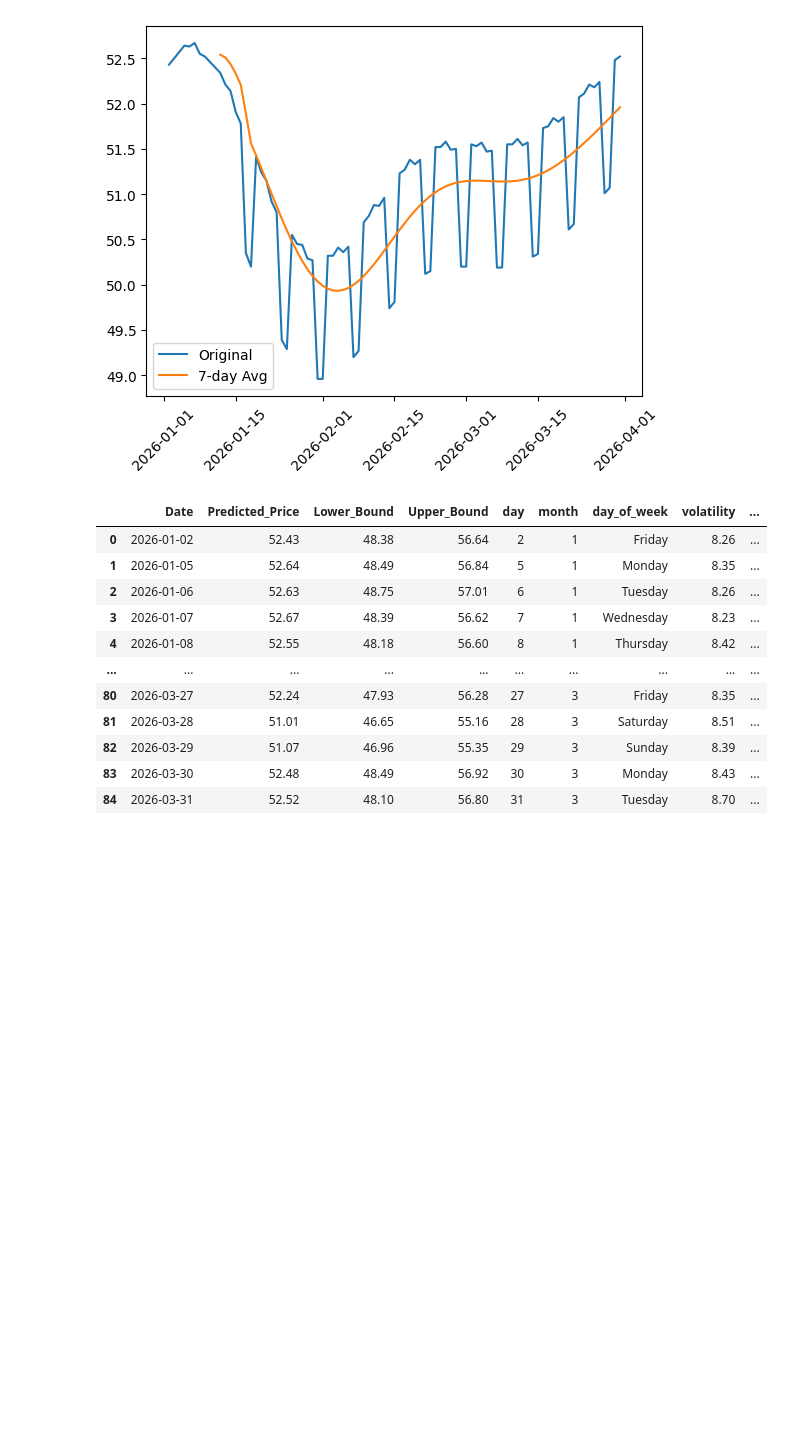
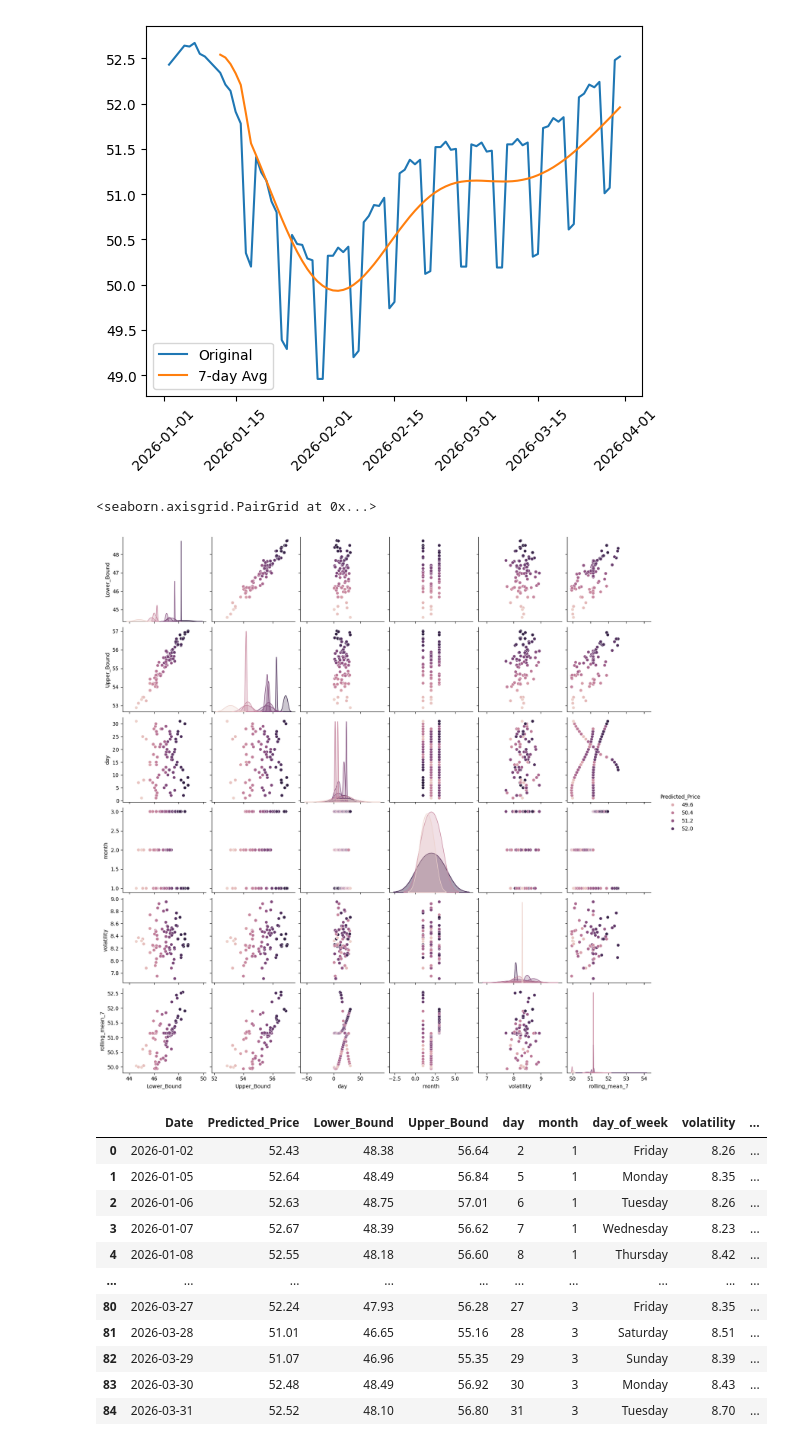
Before and after one commit to huneshkumar/100-ML-Practice-Labs, a Jupyter notebook: Project22 Silver Price Prediction/notebooks/silver-price-forcast-EDA.ipynb, the cells around one changed output. Saved outputs shown, nothing was run; the diff lists cells and outputs as text; code cells hidden in the pictures; blank space fills up the shorter version.

```diff
--- a/Project22 Silver Price Prediction/notebooks/silver-price-forcast-EDA.ipynb
+++ b/Project22 Silver Price Prediction/notebooks/silver-price-forcast-EDA.ipynb
@@ -136,6 +136,11 @@ plt.legend()
 plt.show()
 # %% [output]
 [figure]
+# %%
+sns.pairplot(data=df,hue='Predicted_Price')
+# %% [output]
+<seaborn.axisgrid.PairGrid at 0x...>
+[figure, added]
 # %%
 df
 # %% [output]
```
Also changed, not shown: 4 other files.
